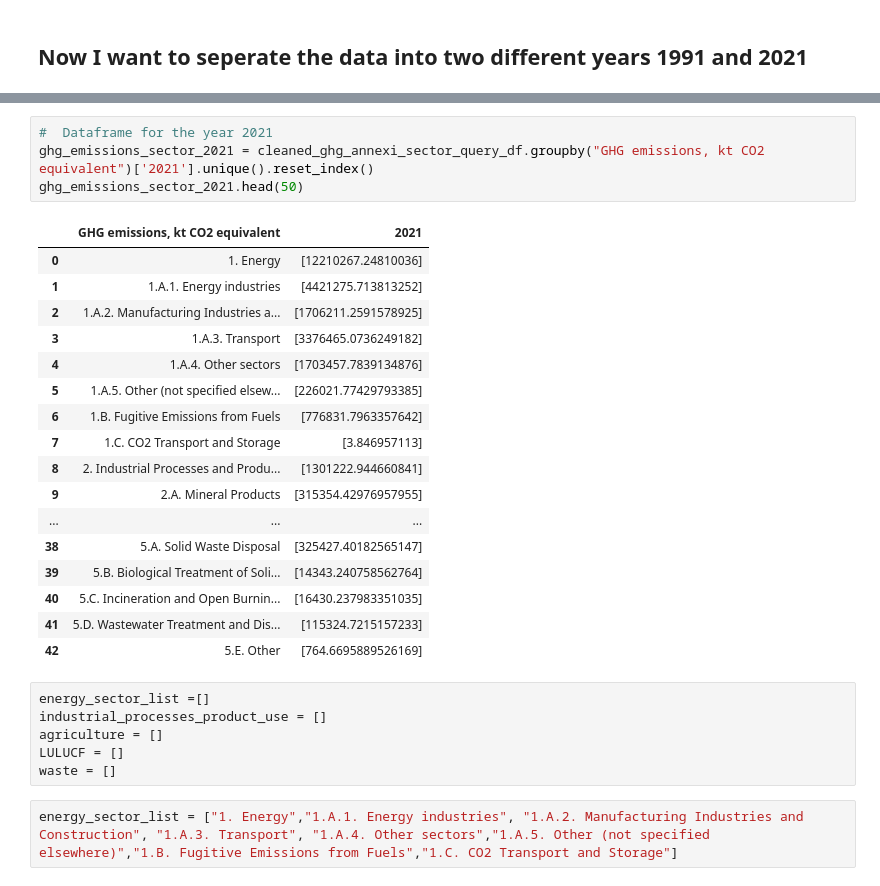
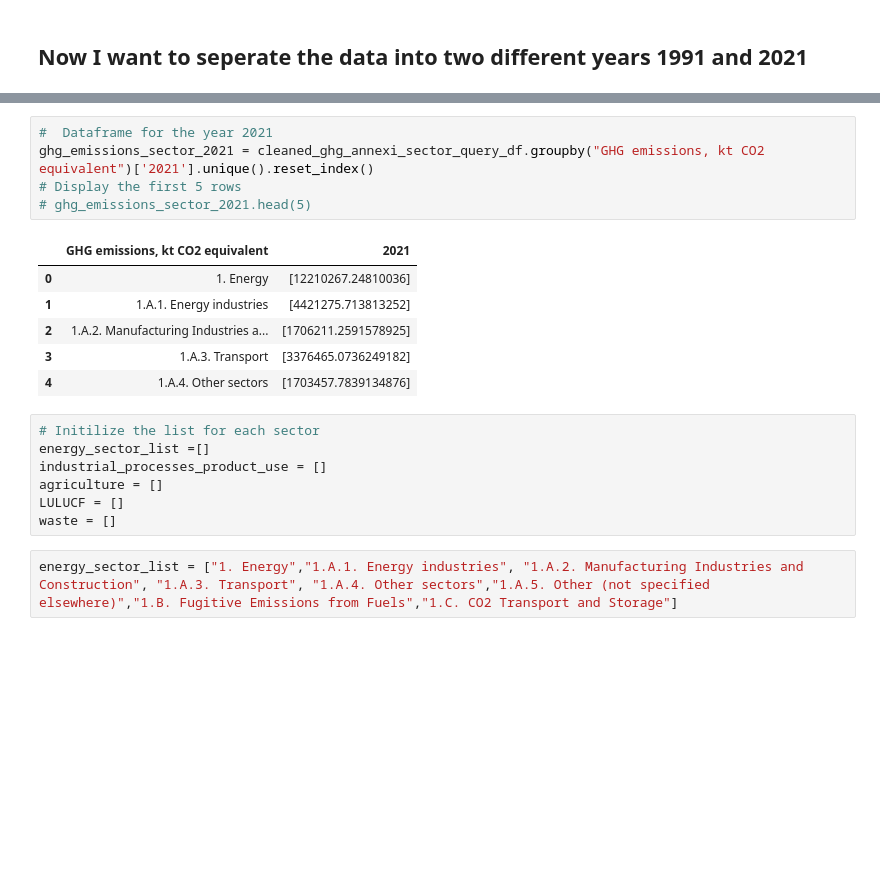
Before and after one commit to ElizabethGLiz/ClimateChangeAnalysis, a Jupyter notebook: green_house_gas_analysis.ipynb, the cells around one changed output, grey strips where cells are left out. Cells and saved outputs as stored; diff of their text form; blank space fills up the shorter version.

```diff
--- a/green_house_gas_analysis.ipynb
+++ b/green_house_gas_analysis.ipynb
@@ -300,26 +181,17 @@ ghg_emissions_sector_1991.head(50)
 # %%
 #  Dataframe for the year 2021
 ghg_emissions_sector_2021 = cleaned_ghg_annexi_sector_query_df.groupby("GHG emissions, kt CO2 equivalent")['2021'].unique().reset_index()
-ghg_emissions_sector_2021.head(50)
+# Display the first 5 rows
+# ghg_emissions_sector_2021.head(5)
 # %% [output]
 |  | GHG emissions, kt CO2 equivalent | 2021 |
 | 0 | 1. Energy | [12210267.24810036] |
 | 1 | 1.A.1. Energy industries | [4421275.713813252] |
 | 2 | 1.A.2. Manufacturing Industries a... | [1706211.2591578925] |
 | 3 | 1.A.3. Transport | [3376465.0736249182] |
 | 4 | 1.A.4. Other sectors | [1703457.7839134876] |
-| 5 | 1.A.5. Other (not specified elsew... | [226021.77429793385] |
-| 6 | 1.B. Fugitive Emissions from Fuels | [776831.7963357642] |
-| 7 | 1.C. CO2 Transport and Storage | [3.846957113] |
-| 8 | 2. Industrial Processes and Produ... | [1301222.944660841] |
-| 9 | 2.A. Mineral Products | [315354.42976957955] |
-| ... | ... | ... |
-| 38 | 5.A. Solid Waste Disposal | [325427.40182565147] |
-| 39 | 5.B. Biological Treatment of Soli... | [14343.240758562764] |
-| 40 | 5.C. Incineration and Open Burnin... | [16430.237983351035] |
-| 41 | 5.D. Wastewater Treatment and Dis... | [115324.7215157233] |
-| 42 | 5.E. Other | [764.6695889526169] |
 # %%
+# Initilize the list for each sector
 energy_sector_list =[]
 industrial_processes_product_use = []
 agriculture = []
```
Also changed, not shown: parts of 28 cells of this notebook, 3 other files.
